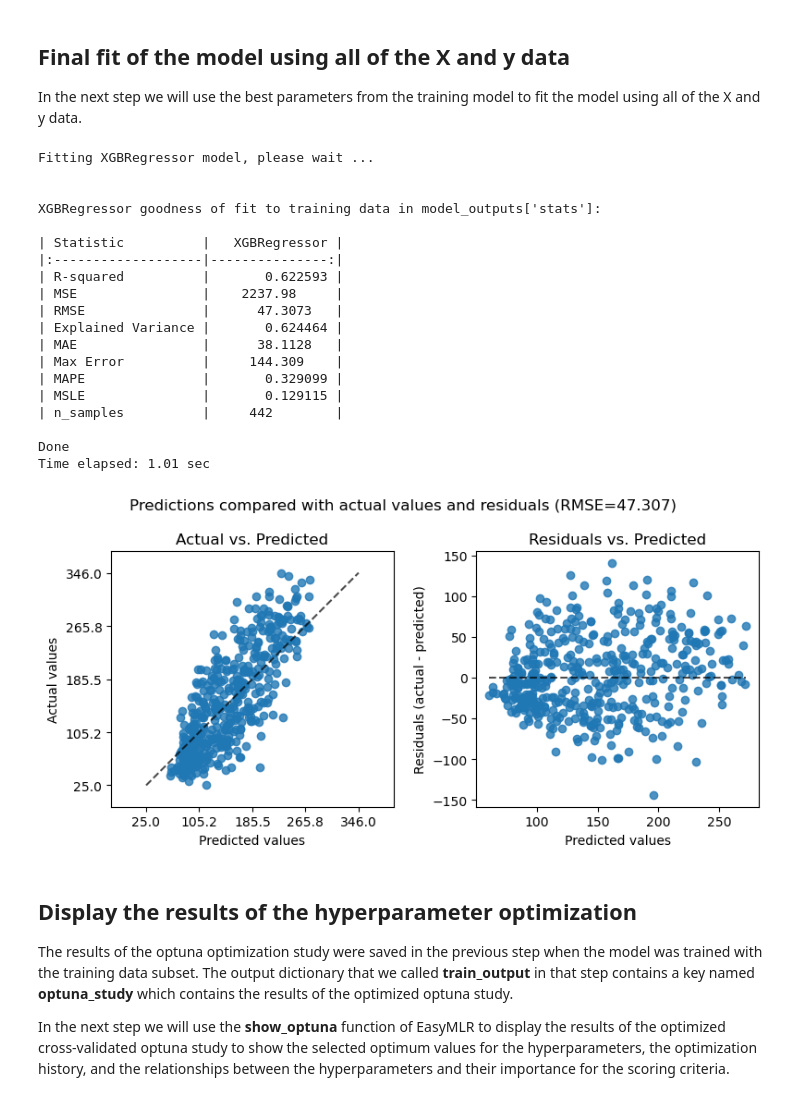
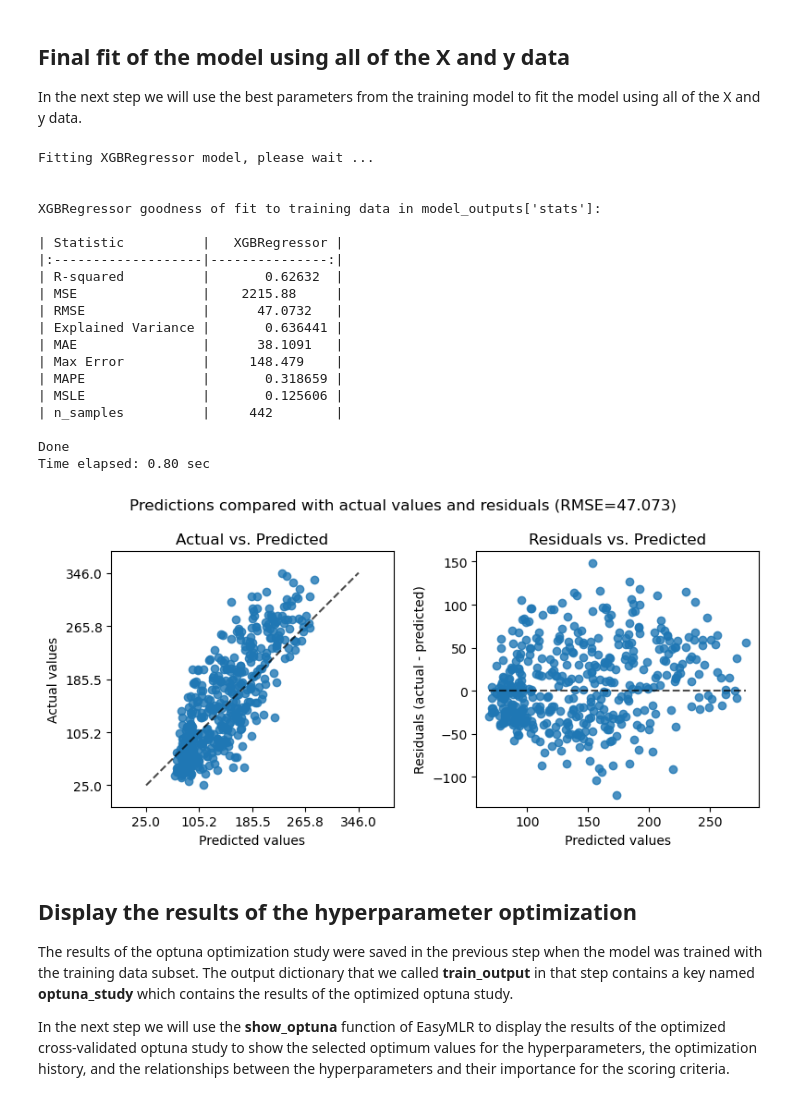
Before and after one commit to gjpelletier/EasyMLR, a Jupyter notebook: Example_XGBoost_auto.ipynb, the cells around one changed output. Drawn from its saved outputs; the diff is of its cells as text; code cells hidden in the pictures.

```diff
--- a/Example_XGBoost_auto.ipynb
+++ b/Example_XGBoost_auto.ipynb
@@ -38,17 +38,17 @@ After this training step is completed, proceed to the next step to check how wel
 # optional keyword arguments
 kwargs = {
     # [min, max] range of params that are optimized by optuna
-    'random_state': 42,                 # random seed for reproducibility
-    'n_trials': 50,                     # number of optuna trials
-    'learning_rate': [0.01, 0.3],       # step size shrinkage (also called eta)
-    'max_depth': [3, 10],               # maximum depth of a tree
-    'min_child_weight': [1, 10],        # minimum sum of instance weight (hessian) needed in a child
-    'subsample': [0.5, 1],              # fraction of samples used for training each tree
-    'colsample_bytree': [0.5, 1],       # fraction of features used for each tree
-    'gamma': [0, 10],                   # finimum loss reduction to make a split
-    'reg_lambda': [0, 10],              # L2 regularization term on weights
-    'alpha': [0, 10],                   # L1 regularization term on weights
-    'n_estimators': [100, 1000]         # number of boosting rounds (trees)
+    'random_state': 42,             # random seed for reproducibility
+    'n_trials': 50,                 # number of optuna trials
+    'learning_rate': [1e-4, 1.0],   # step size shrinkage (also called eta)
+    'max_depth': [3, 12],           # maximum depth of a tree
+    'min_child_weight': [1, 10],    # minimum sum of instance weight (hessian) needed in a child
+    'subsample': [0.5, 1],          # fraction of samples used for training each tree
+    'colsample_bytree': [0.5, 1],   # fraction of features used for each tree
+    'gamma': [1e-8, 10.0],          # minimum loss reduction to make a split
+    'reg_lambda': [1e-8, 10.0],     # L2 regularization term on weights
+    'alpha': [1e-8, 10.0],          # L1 regularization term on weights
+    'n_estimators': [100, 1000]     # number of boosting rounds (trees)
 }
 
 from EasyMLR import xgb_auto
@@ -105,28 +105,31 @@ Goodness of fit to testing data in result['metrics']:
 In the next step we will use the best parameters from the training model to fit the model using all of the X and y data.
 # %%
 from EasyMLR import xgb
-final_model, final_output = xgb(X, y, **train_output['best_params'])
+final_model, final_output = xgb(X, y,
+    **train_output['best_params'],
+    preprocess_result= train_output['preprocess_result'],
+    selected_features= train_output['selected_features'])
 # %% [output]
 Fitting XGBRegressor model, please wait ...
 
 
 XGBRegressor goodness of fit to training data in model_outputs['stats']:
 
 | Statistic          |   XGBRegressor |
 |:-------------------|---------------:|
-| R-squared          |       0.622593 |
-| MSE                |    2237.98     |
-| RMSE               |      47.3073   |
-| Explained Variance |       0.624464 |
-| MAE                |      38.1128   |
-| Max Error          |     144.309    |
-| MAPE               |       0.329099 |
-| MSLE               |       0.129115 |
+| R-squared          |       0.62632  |
+| MSE                |    2215.88     |
+| RMSE               |      47.0732   |
+| Explained Variance |       0.636441 |
+| MAE                |      38.1091   |
+| Max Error          |     148.479    |
+| MAPE               |       0.318659 |
+| MSLE               |       0.125606 |
 | n_samples          |     442        |
 
 Done
-Time elapsed: 1.01 sec
+Time elapsed: 0.80 sec
-[figure, old version]
+[figure, new version]
 # %% [markdown]
 ## Display the results of the hyperparameter optimization
 
```
Also changed, not shown: parts of 3 cells of this notebook.
